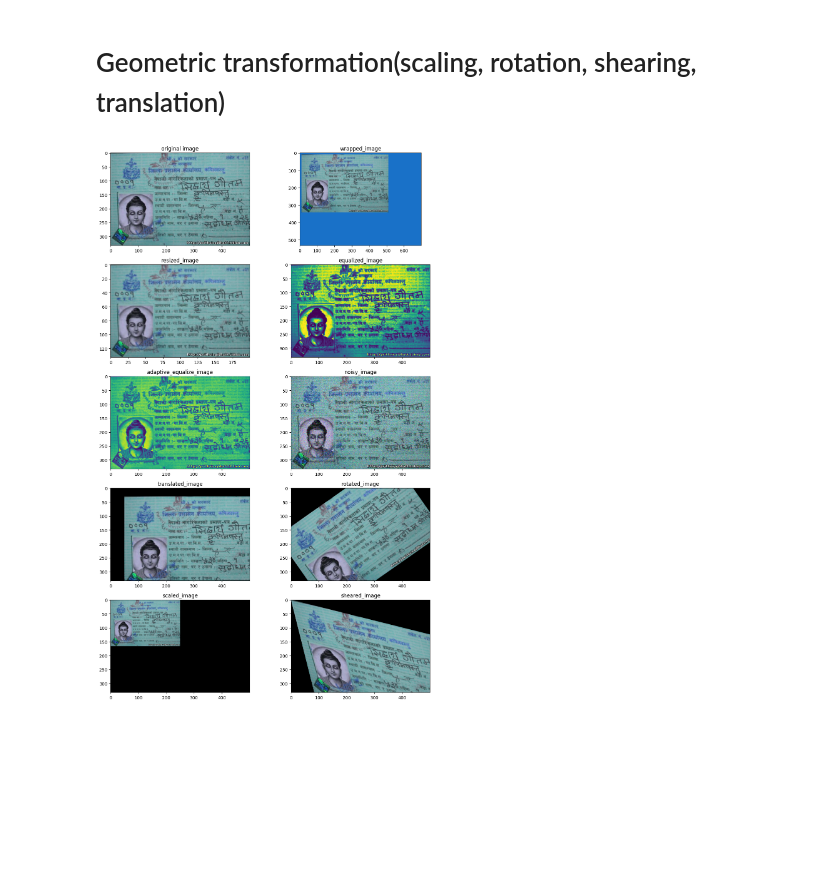
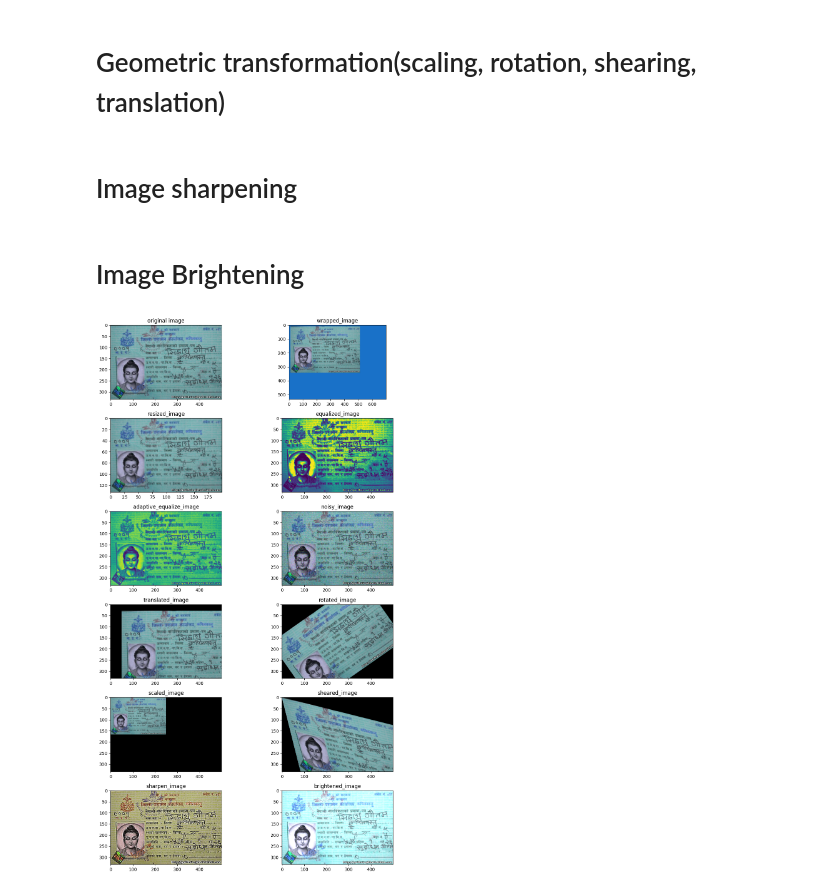
Before and after one commit to SonishMaharjanfuse/Document_classification_upskilling, a Jupyter notebook: Week_1/sprint1_data_preprocessing.ipynb, the cells around one changed output. Drawn from its saved outputs; the diff is of its cells as text; code cells hidden in the pictures; blank space fills up the shorter version.

Commit message:
feature: sharpening and brightening the image

```diff
--- a/Week_1/sprint1_data_preprocessing.ipynb
+++ b/Week_1/sprint1_data_preprocessing.ipynb
@@ -106,3 +106,5 @@ def geometric_transformations(image_path):
     sheared_image = cv2.warpAffine(image, shear_matrix, (cols, rows))
 
     return translated_image, rotated_image, scaled_image, sheared_image
+# %% [markdown]
+# Image sharpening
@@ -109,3 +124,26 @@ def geometric_transformations(image_path):
+# %% [markdown]
+# Image Brightening
+# %%
+def brighten_image(image_path, alpha=1.5, beta=15):
+    # alpha: controls the contrast (1.0 means no change)
+    # beta: controls the brightness
+    original_image = cv2.imread(image_path)
+
+
+    # Convert image to float32 for the arithmetic
+    result = np.float32(original_image)
+
+    # Perform brightness and contrast adjustment
+    result = alpha * result + beta
+
+    # Clip the pixel values to be in the valid range [0, 255]
+    result = np.clip(result, 0, 255)
+
+    # Convert back to uint8
+    result = np.uint8(result)
+
+    return result
+brightened_image = brighten_image(input_path)
 # %%
 input_path = "/content/citizenship.jpg"
 original_image = cv2.imread(input_path)
@@ -122,8 +160,12 @@ adaptive_equalize_image = adaptive_equalize_image(input_path)
 noisy_image = add_gaussian_noise(input_path)
 
 translated_image, rotated_image, scaled_image, sheared_image = geometric_transformations(input_path)
+
+sharp_image = image_sharpenging(input_path)
+
+brightened_image = brighten_image(input_path)
 # %%
-fig, axes = plt.subplots(nrows=5, ncols=2, figsize=(12, 18))
+fig, axes = plt.subplots(nrows=6, ncols=2, figsize=(12, 18))
 
 axes[0, 0].imshow(original_image)
 axes[0, 0].set_title("original image")
@@ -131,31 +173,37 @@ axes[0, 0].set_title("original image")
 axes[0, 1].imshow(wrapped_image)
 axes[0, 1].set_title("wrapped_image")
 
 axes[1, 0].imshow(resized_image)
 axes[1, 0].set_title("resized_image")
 
 axes[1, 1].imshow(equalized_image)
 axes[1, 1].set_title("equalized_image")
 
 axes[2, 0].imshow(adaptive_equalize_image)
 axes[2, 0].set_title("adaptive_equalize_image")
 
 axes[2, 1].imshow(noisy_image)
 axes[2, 1].set_title("noisy_image")
 
 axes[3, 0].imshow(translated_image)
 axes[3, 0].set_title("translated_image")
 
 axes[3, 1].imshow(rotated_image)
 axes[3, 1].set_title("rotated_image")
 
 axes[4, 0].imshow(scaled_image)
 axes[4, 0].set_title("scaled_image")
 
 axes[4, 1].imshow(sheared_image)
 axes[4, 1].set_title("sheared_image")
 
+axes[5, 0].imshow(sharp_image)
+axes[5, 0].set_title("sharpen_image")
+
+axes[5, 1].imshow(brightened_image)
+axes[5, 1].set_title("brightened_image")
+
 plt.tight_layout()
 plt.show()
 # %% [output]
-[figure, old version]
+[figure, new version]
```
Also changed, not shown: parts of 1 cell of this notebook.
